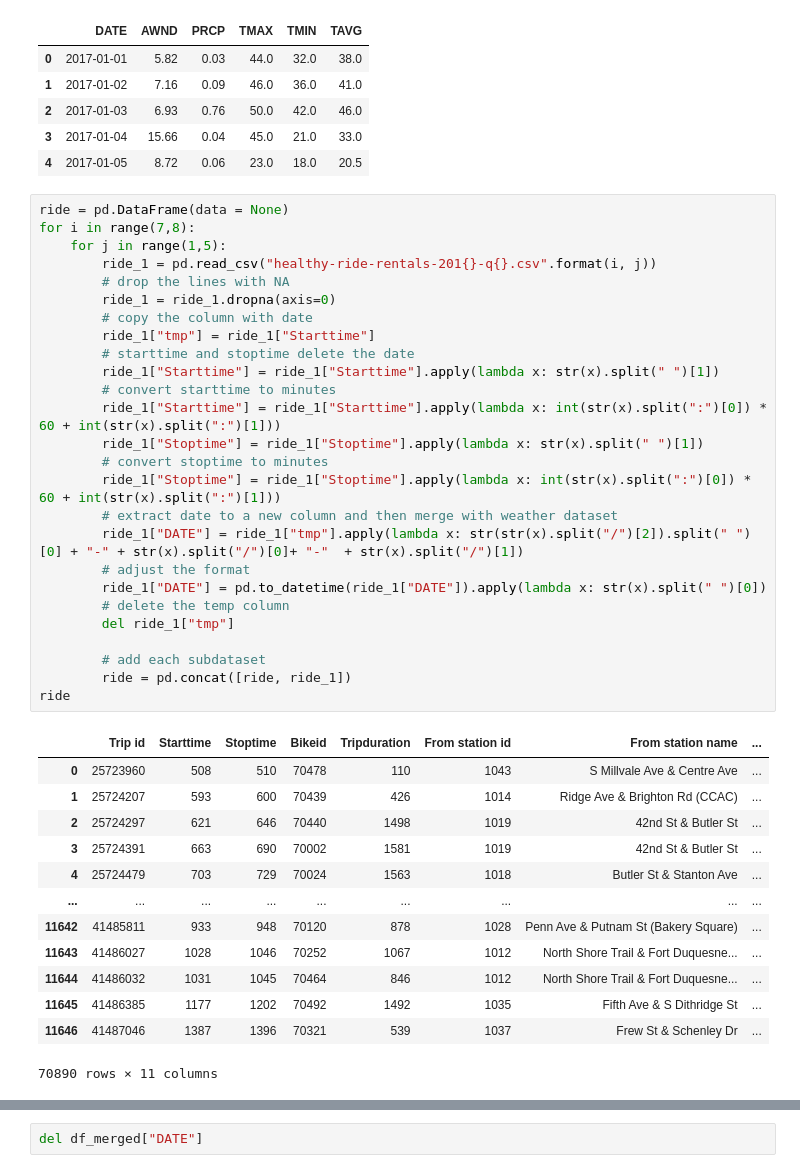
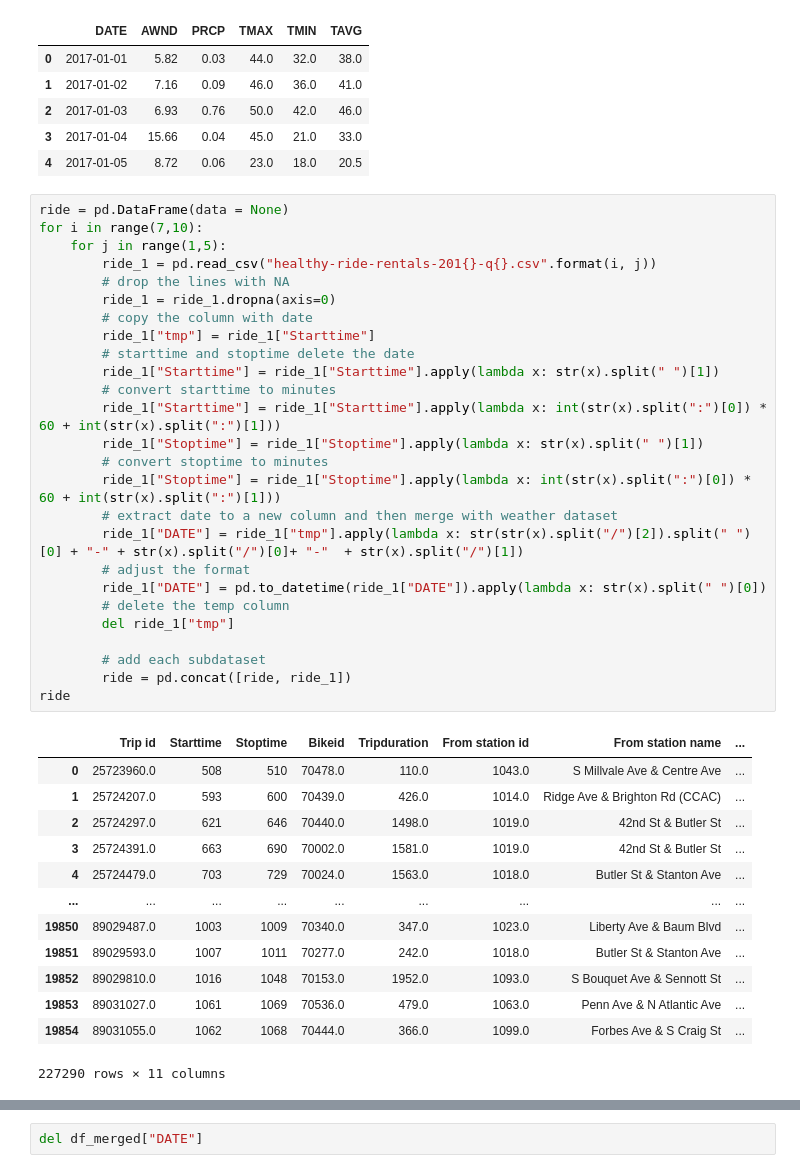
Before and after one commit to Nellyan4/data_mining_project, a Jupyter notebook: Clustering.ipynb, the cells around one changed output, grey strips where cells are left out. Saved outputs shown, nothing was run; the diff lists cells and outputs as text.

```diff
--- a/Clustering.ipynb
+++ b/Clustering.ipynb
@@ -65,44 +65,44 @@ memory usage: 51.5+ KB
 | 4 | 2017-01-05 | 8.72 | 0.06 | 23.0 | 18.0 | 20.5 |
 # %%
 ride = pd.DataFrame(data = None)
-for i in range(7,8):
+for i in range(7,10):
     for j in range(1,5):
         ride_1 = pd.read_csv("healthy-ride-rentals-201{}-q{}.csv".format(i, j))
         # drop the lines with NA
         ride_1 = ride_1.dropna(axis=0)
         # copy the column with date
         ride_1["tmp"] = ride_1["Starttime"]
         # starttime and stoptime delete the date
         ride_1["Starttime"] = ride_1["Starttime"].apply(lambda x: str(x).split(" ")[1])
         # convert starttime to minutes
         ride_1["Starttime"] = ride_1["Starttime"].apply(lambda x: int(str(x).split(":")[0]) * 60 + int(str(x).split(":")[1]))
         ride_1["Stoptime"] = ride_1["Stoptime"].apply(lambda x: str(x).split(" ")[1])
         # convert stoptime to minutes
         ride_1["Stoptime"] = ride_1["Stoptime"].apply(lambda x: int(str(x).split(":")[0]) * 60 + int(str(x).split(":")[1]))
         # extract date to a new column and then merge with weather dataset
         ride_1["DATE"] = ride_1["tmp"].apply(lambda x: str(str(x).split("/")[2]).split(" ")[0] + "-" + str(x).split("/")[0]+ "-"  + str(x).split("/")[1])
         # adjust the format
         ride_1["DATE"] = pd.to_datetime(ride_1["DATE"]).apply(lambda x: str(x).split(" ")[0])
         # delete the temp column
         del ride_1["tmp"]
 
         # add each subdataset
         ride = pd.concat([ride, ride_1])
 ride
 # %% [output]
 |  | Trip id | Starttime | Stoptime | Bikeid | Tripduration | From station id | From station name | ... |
-| 0 | 25723960 | 508 | 510 | 70478 | 110 | 1043 | S Millvale Ave & Centre Ave | ... |
-| 1 | 25724207 | 593 | 600 | 70439 | 426 | 1014 | Ridge Ave & Brighton Rd (CCAC) | ... |
-| 2 | 25724297 | 621 | 646 | 70440 | 1498 | 1019 | 42nd St & Butler St | ... |
-| 3 | 25724391 | 663 | 690 | 70002 | 1581 | 1019 | 42nd St & Butler St | ... |
-| 4 | 25724479 | 703 | 729 | 70024 | 1563 | 1018 | Butler St & Stanton Ave | ... |
+| 0 | 25723960.0 | 508 | 510 | 70478.0 | 110.0 | 1043.0 | S Millvale Ave & Centre Ave | ... |
+| 1 | 25724207.0 | 593 | 600 | 70439.0 | 426.0 | 1014.0 | Ridge Ave & Brighton Rd (CCAC) | ... |
+| 2 | 25724297.0 | 621 | 646 | 70440.0 | 1498.0 | 1019.0 | 42nd St & Butler St | ... |
+| 3 | 25724391.0 | 663 | 690 | 70002.0 | 1581.0 | 1019.0 | 42nd St & Butler St | ... |
+| 4 | 25724479.0 | 703 | 729 | 70024.0 | 1563.0 | 1018.0 | Butler St & Stanton Ave | ... |
 | ... | ... | ... | ... | ... | ... | ... | ... | ... |
-| 11642 | 41485811 | 933 | 948 | 70120 | 878 | 1028 | Penn Ave & Putnam St (Bakery Square) | ... |
-| 11643 | 41486027 | 1028 | 1046 | 70252 | 1067 | 1012 | North Shore Trail & Fort Duquesne... | ... |
-| 11644 | 41486032 | 1031 | 1045 | 70464 | 846 | 1012 | North Shore Trail & Fort Duquesne... | ... |
-| 11645 | 41486385 | 1177 | 1202 | 70492 | 1492 | 1035 | Fifth Ave & S Dithridge St | ... |
-| 11646 | 41487046 | 1387 | 1396 | 70321 | 539 | 1037 | Frew St & Schenley Dr | ... |
+| 19850 | 89029487.0 | 1003 | 1009 | 70340.0 | 347.0 | 1023.0 | Liberty Ave & Baum Blvd | ... |
+| 19851 | 89029593.0 | 1007 | 1011 | 70277.0 | 242.0 | 1018.0 | Butler St & Stanton Ave | ... |
+| 19852 | 89029810.0 | 1016 | 1048 | 70153.0 | 1952.0 | 1093.0 | S Bouquet Ave & Sennott St | ... |
+| 19853 | 89031027.0 | 1061 | 1069 | 70536.0 | 479.0 | 1063.0 | Penn Ave & N Atlantic Ave | ... |
+| 19854 | 89031055.0 | 1062 | 1068 | 70444.0 | 366.0 | 1099.0 | Forbes Ave & S Craig St | ... |
-70890 rows × 11 columns
+227290 rows × 11 columns
 # %%
 # Merge ride dataframe with weather dataframe based on DATE
 df_merged = pd.merge(ride, weather, on='DATE')
```
Also changed, not shown: parts of 4 cells of this notebook, 2 other files.
